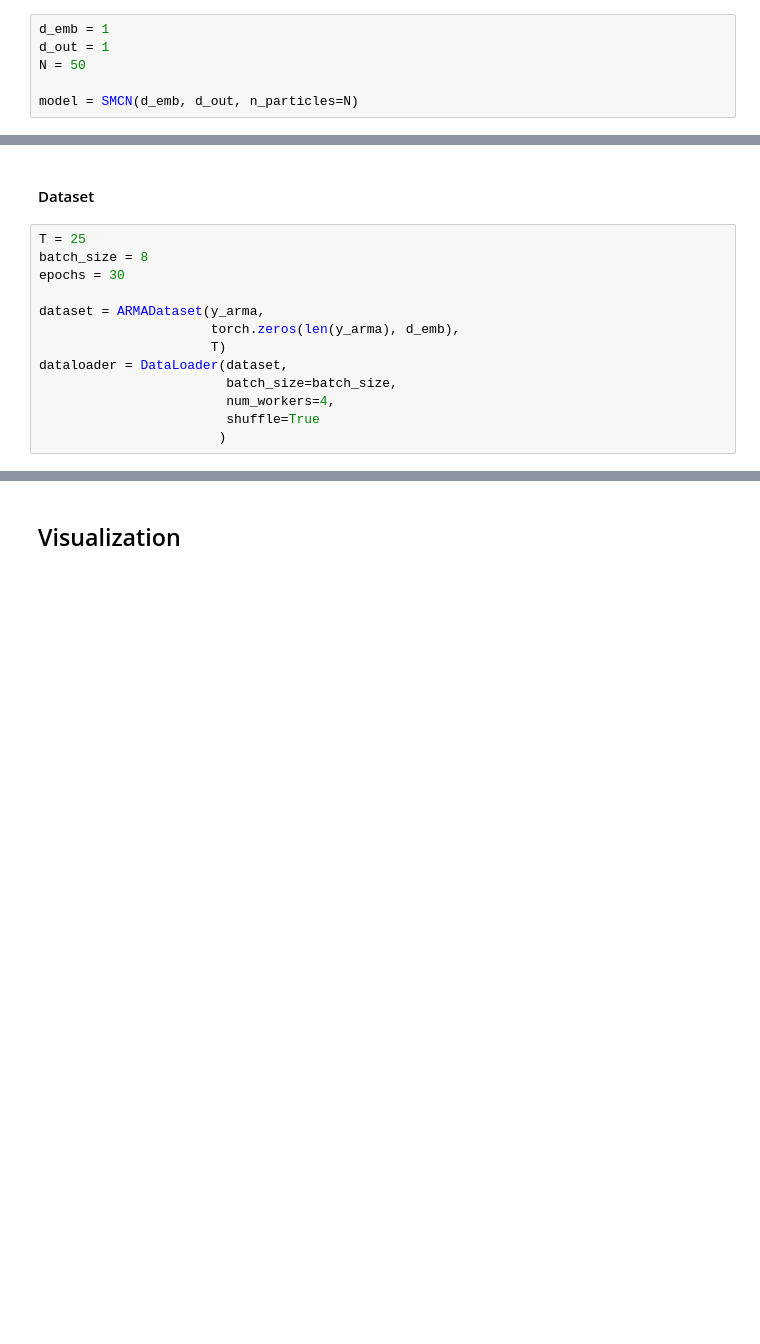
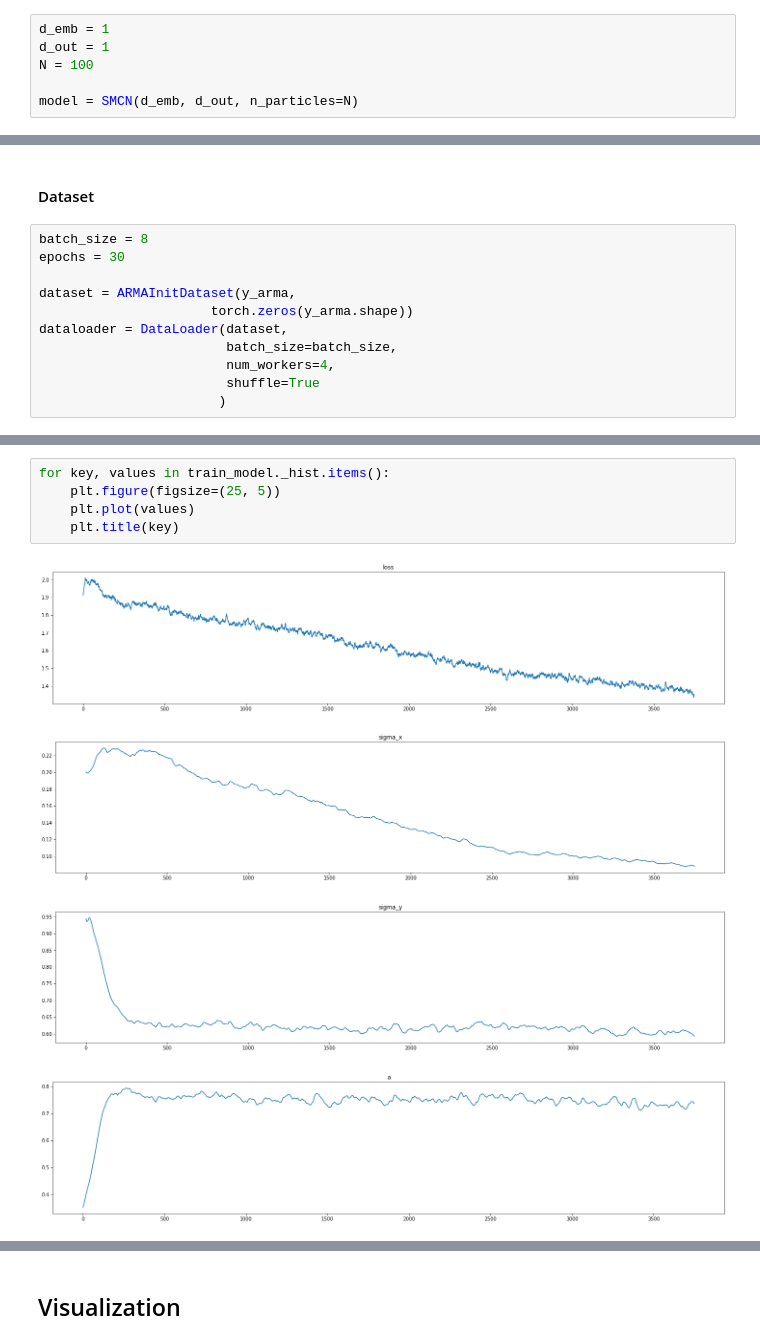
Before and after one commit to maxjcohen/uncertaintyQuantification, a Jupyter notebook: AR.ipynb, the cells around one changed output, grey strips where cells are left out. Drawn from its saved outputs; the diff is of its cells as text; blank space fills up the shorter version.

```diff
--- a/AR.ipynb
+++ b/AR.ipynb
@@ -69,7 +88,7 @@ Text(0.5, 1.0, 'ARMA model')
 # %%
 d_emb = 1
 d_out = 1
-N = 50
+N = 100
 
 model = SMCN(d_emb, d_out, n_particles=N)
 # %% [markdown]
@@ -77,13 +96,11 @@ model = SMCN(d_emb, d_out, n_particles=N)
 # %% [markdown]
 #### Dataset
 # %%
-T = 25
 batch_size = 8
 epochs = 30
 
-dataset = ARMADataset(y_arma,
-                      torch.zeros(len(y_arma), d_emb),
-                      T)
+dataset = ARMAInitDataset(y_arma,
+                      torch.zeros(y_arma.shape))
 dataloader = DataLoader(dataset,
                         batch_size=batch_size,
                         num_workers=4,
@@ -121,0 +138,10 @@ b:               2.67   (1)
+# %%
+for key, values in train_model._hist.items():
+    plt.figure(figsize=(25, 5))
+    plt.plot(values)
+    plt.title(key)
+# %% [output]
+[figure, added]
+[figure, added]
+[figure, added]
+[figure, added]
```
Also changed, not shown: parts of 21 cells of this notebook.
